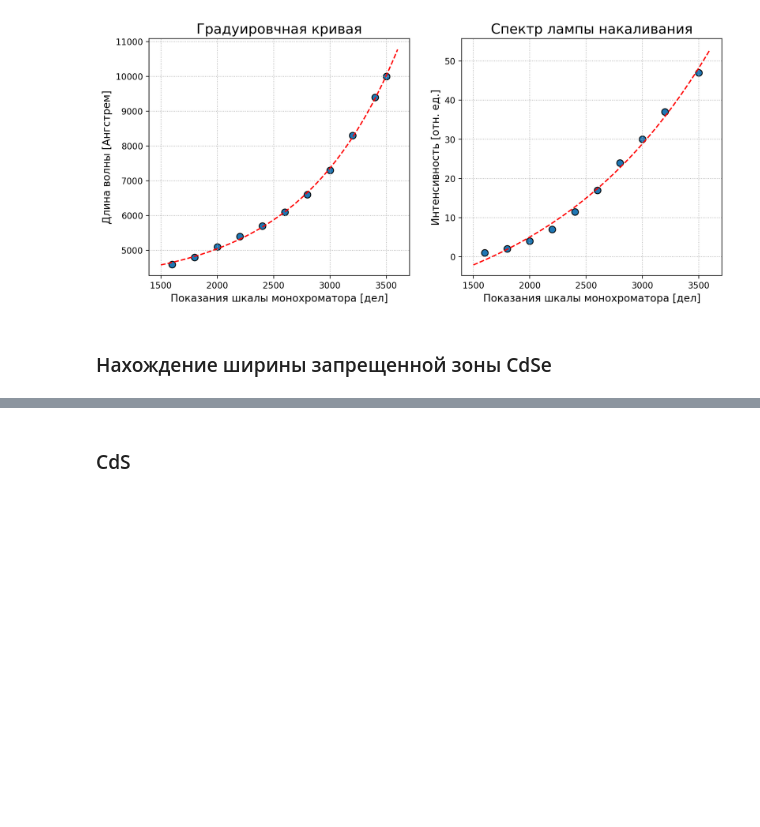
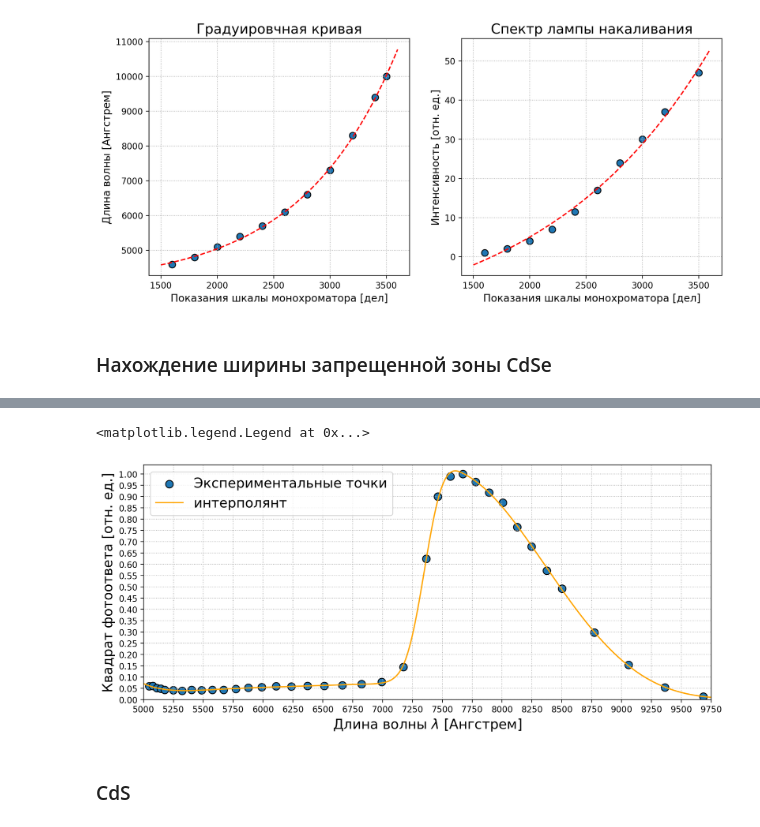
Before and after one commit to ShmakovVladimir/Labs, a Jupyter notebook: Основы современной физики/Фотопроводимость/main.ipynb, the cells around one changed output, grey strips where cells are left out. Saved outputs shown, nothing was run; the diff lists cells and outputs as text; code cells hidden in the pictures; blank space fills up the shorter version.

```diff
--- a/Основы современной физики/Фотопроводимость/main.ipynb
+++ b/Основы современной физики/Фотопроводимость/main.ipynb
@@ -76,3 +78,19 @@ ax[1].scatter(x, np.power(y, 2))
+# %%
+plt.figure(figsize = (12, 5), dpi = 200)
+plt.scatter(x, np.power(y, 2), s = 80, edgecolors='black', label = 'Экспериментальные точки')
+
+plt.xticks(np.arange(5000, 11000, 250))
+plt.xlim(5000, 9750)
+plt.yticks(np.arange(0, 1.1, 0.05))
+plt.ylim(0, 1.04)
+plt.grid(ls = ':')
+plt.plot(x_line, np.power(y_interp, 2), color = 'orange', label = 'интерполянт')
+plt.xlabel(r"Длина волны $\lambda$ [Ангстрем]", fontsize = 16)
+plt.ylabel(r"Квадрат фотоответа [отн. ед.]", fontsize = 16)
+plt.legend(fontsize = 16, loc = 'upper left')
+# %% [output]
+<matplotlib.legend.Legend at 0x...>
+[figure, added]
 # %% [markdown]
 ### CdS
 # %%
```
Also changed, not shown: parts of 5 cells of this notebook, 10 other files.
